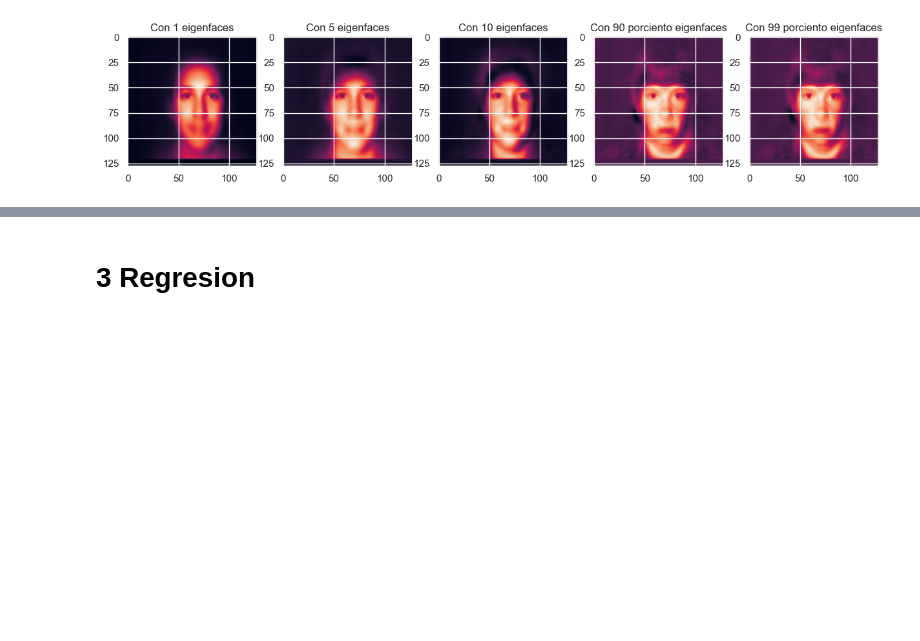
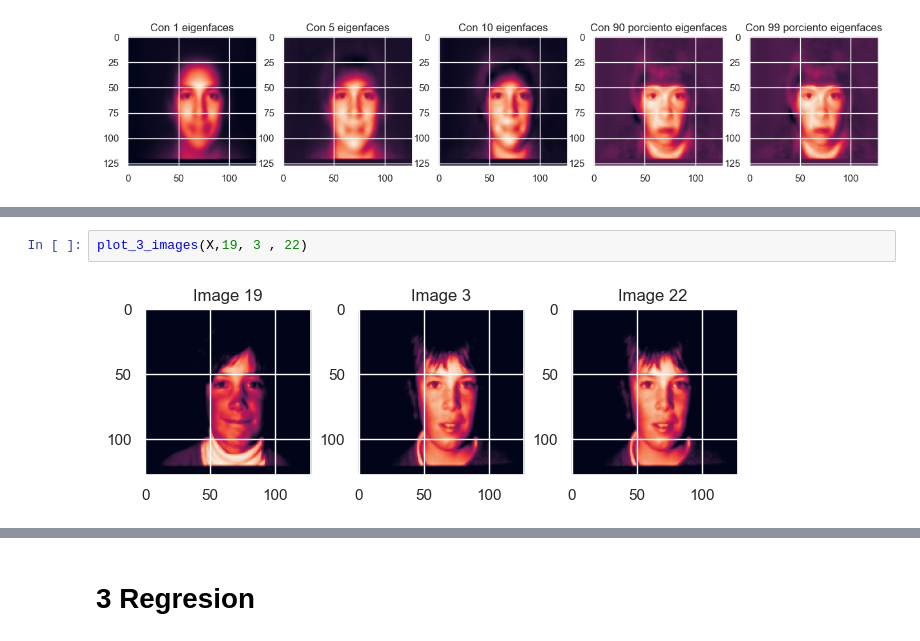
Before and after one commit to JuanMorales4619/Estadistica-3, a Jupyter notebook: Tarea 2/src/notebook/NoteBook.ipynb, the cells around one changed output, grey strips where cells are left out. Cells and saved outputs as stored; diff of their text form; blank space fills up the shorter version.

```diff
--- a/Tarea 2/src/notebook/NoteBook.ipynb
+++ b/Tarea 2/src/notebook/NoteBook.ipynb
@@ -325,0 +381,4 @@ Explained variation per principal component: 0.015075376884422112
+# %%
+plot_3_images(X,19, 3 , 22)
+# %% [output]
+[figure, added]
```
Also changed, not shown: parts of 19 cells of this notebook.
